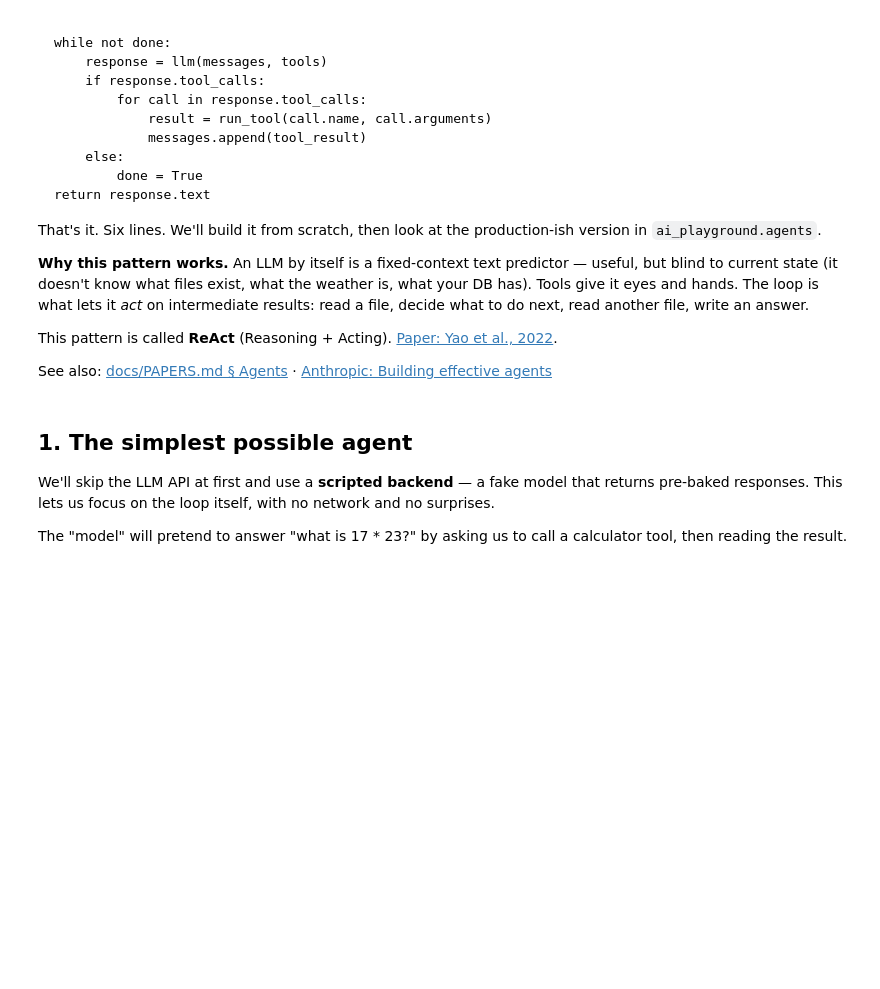
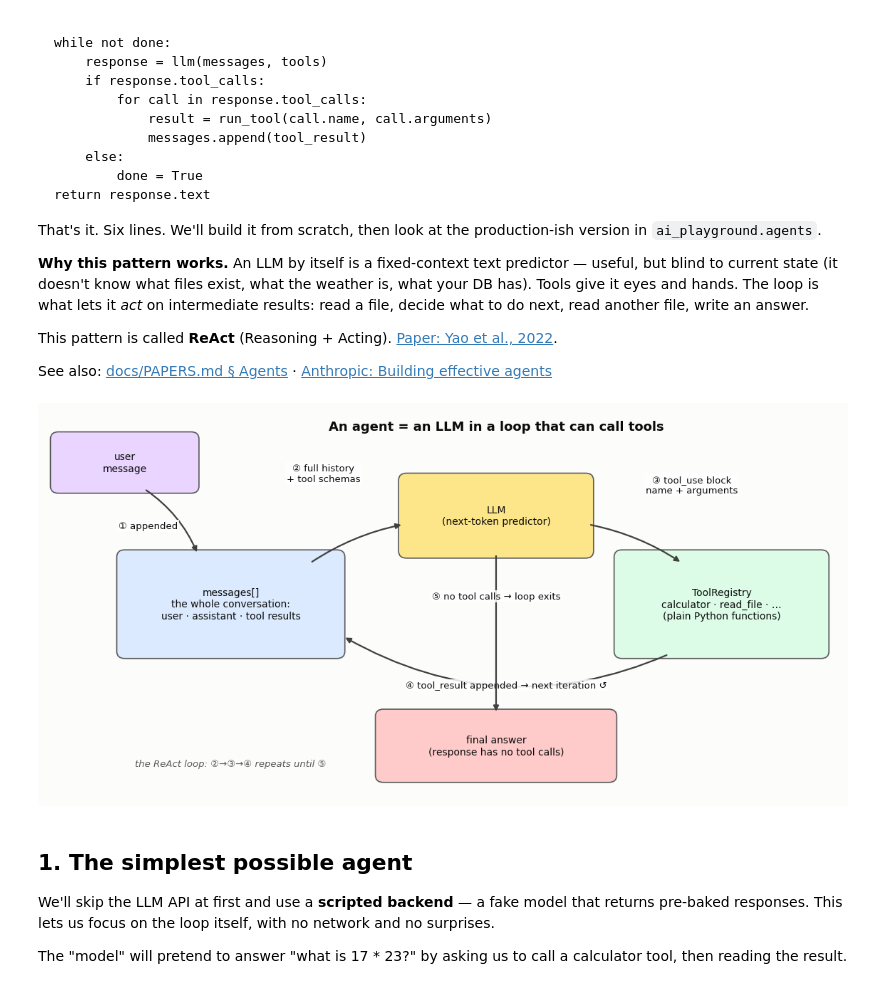
Before and after one commit to ggreg/ai_playground, a Jupyter notebook: notebooks/06_agents/00_what_is_an_agent.ipynb, the cells around one changed output. Drawn from its saved outputs; the diff is of its cells as text; code cells hidden in the pictures; blank space fills up the shorter version.

```diff
--- a/notebooks/06_agents/00_what_is_an_agent.ipynb
+++ b/notebooks/06_agents/00_what_is_an_agent.ipynb
@@ -24,6 +24,58 @@ That's it. Six lines. We'll build it from scratch, then look at the production-i
 This pattern is called **ReAct** (Reasoning + Acting). [Paper: Yao et al., 2022](https://arxiv.org/abs/2210.03629).
 
 See also: [docs/PAPERS.md § Agents](../../docs/PAPERS.md) · [Anthropic: Building effective agents](https://www.anthropic.com/research/building-effective-agents)
+# %%
+#| code-fold: true
+#| code-summary: "Draw: the agent loop"
+import sys
+sys.path.insert(0, '../../src')
+import matplotlib.pyplot as plt
+from matplotlib.patches import FancyBboxPatch
+
+from ai_playground.plotting import apply_plot_style
+apply_plot_style()
+
+fig, ax = plt.subplots(figsize=(11.5, 5.8))
+ax.set_xlim(0, 12); ax.set_ylim(0, 6.6); ax.axis('off')
+
+def draw_box(x, y, w, h, text, fc, fontsize=10):
+    ax.add_patch(FancyBboxPatch((x - w / 2, y - h / 2), w, h,
+                                boxstyle='round,pad=0.12', fc=fc, ec='0.35', lw=1.2))
+    ax.text(x, y, text, ha='center', va='center', fontsize=fontsize)
+
+def draw_arrow(p, q, label, curve=0.0, label_xy=None):
+    ax.annotate('', xy=q, xytext=p,
+                arrowprops=dict(arrowstyle='-|>', lw=1.6, color='0.25',
+                                connectionstyle=f'arc3,rad={curve}'))
+    if label_xy is None:
+        label_xy = ((p[0] + q[0]) / 2, (p[1] + q[1]) / 2 + 0.18)
+    ax.text(*label_xy, label, ha='center', va='bottom', fontsize=9.5,
+            bbox=dict(fc='white', ec='none', alpha=0.85, pad=1.5))
+
+draw_box(1.2, 5.7, 2.0, 0.8, 'user\nmessage', '#e9d5ff')
+draw_box(2.8, 3.3, 3.2, 1.6, 'messages[]\nthe whole conversation:\nuser · assistant · tool results', '#dbeafe')
+draw_box(6.8, 4.8, 2.7, 1.2, 'LLM\n(next-token predictor)', '#fde68a')
+draw_box(10.2, 3.3, 3.0, 1.6, 'ToolRegistry\ncalculator · read_file · …\n(plain Python functions)', '#dcfce7')
+draw_box(6.8, 0.9, 3.4, 1.0, 'final answer\n(response has no tool calls)', '#fecaca')
+
+draw_arrow((1.5, 5.25), (2.3, 4.15), '\u2460 appended', curve=-0.15, label_xy=(1.55, 4.55))
+draw_arrow((4.0, 4.0), (5.4, 4.65), '\u2461 full history\n+ tool schemas', curve=-0.1,
+           label_xy=(4.2, 5.35))
+draw_arrow((8.2, 4.65), (9.6, 4.0), '\u2462 tool_use block\nname + arguments', curve=-0.1,
+           label_xy=(9.75, 5.15))
+draw_arrow((9.4, 2.45), (4.5, 2.75), '\u2463 tool_result appended \u2192 next iteration \u21ba',
+           curve=-0.25, label_xy=(6.95, 1.85))
+draw_arrow((6.8, 4.15), (6.8, 1.45), '\u2464 no tool calls \u2192 loop exits',
+           label_xy=(6.8, 3.35))
+
+ax.text(6.8, 6.25, 'An agent = an LLM in a loop that can call tools',
+        ha='center', fontsize=13, fontweight='bold')
+ax.text(2.8, 0.55, 'the ReAct loop: \u2461\u2192\u2462\u2192\u2463 repeats until \u2464',
+        ha='center', fontsize=9.5, style='italic', color='0.35')
+plt.tight_layout()
+plt.show()
+# %% [output]
+[figure, added]
 # %% [markdown]
 ## 1. The simplest possible agent
 
```
Also changed, not shown: parts of 4 cells of this notebook.
